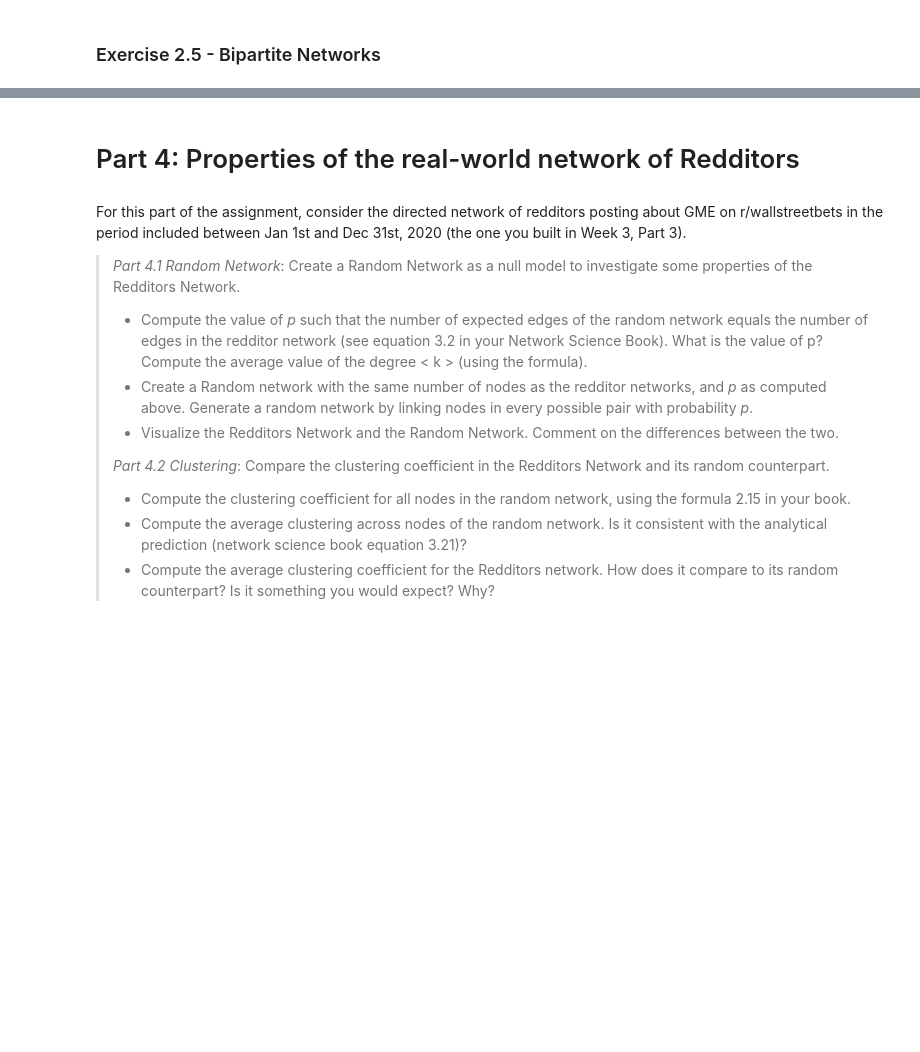
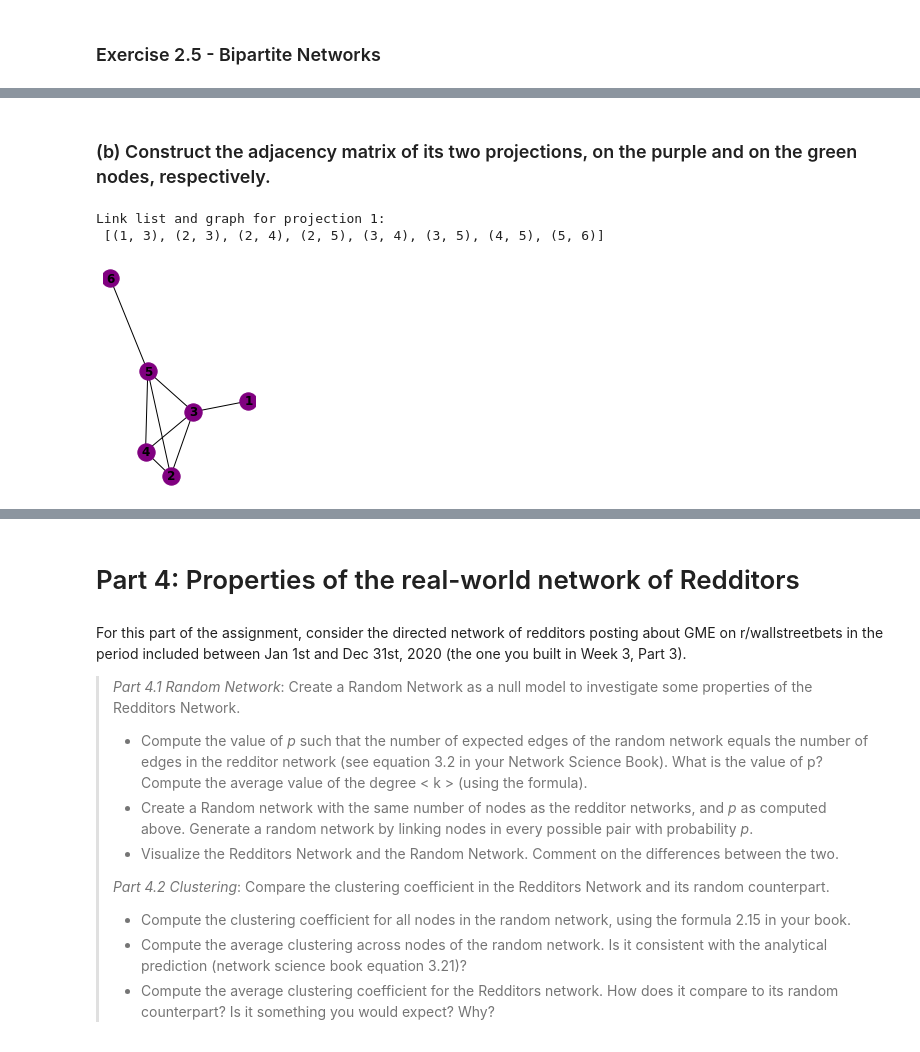
Before and after one commit to almafaz/CSSAssignments, a Jupyter notebook: Assignment1.ipynb, the cells around one changed output, grey strips where cells are left out. Saved outputs shown, nothing was run; the diff lists cells and outputs as text; code cells hidden in the pictures; blank space fills up the shorter version.

```diff
--- a/Assignment1.ipynb
+++ b/Assignment1.ipynb
@@ -275,0 +396,16 @@ bottom_nodes,top_nodes
+# %% [markdown]
+### (b) Construct the adjacency matrix of its two projections, on the purple and on the green nodes, respectively.
+# %%
+# Construction of purple projection graph
+P_low_unsort = bipartite.projected_graph(B, bottom_nodes, multigraph=True)
+P_low = nx.Graph()
+P_low.add_nodes_from(sorted(P_low_unsort.nodes(data=True)))
+P_low.add_edges_from(P_low_unsort.edges(data=True))
+print("Link list and graph for projection 1:\n", P_low.edges())
+
+subax1= plt.subplot(1,2,1)
+nx.draw(P_low, with_labels=True, font_weight='bold', node_color="purple")
+# %% [output]
+Link list and graph for projection 1:
+ [(1, 3), (2, 3), (2, 4), (2, 5), (3, 4), (3, 5), (4, 5), (5, 6)]
+[figure, added]
```
Also changed, not shown: parts of 26 cells of this notebook, 2 other files.
